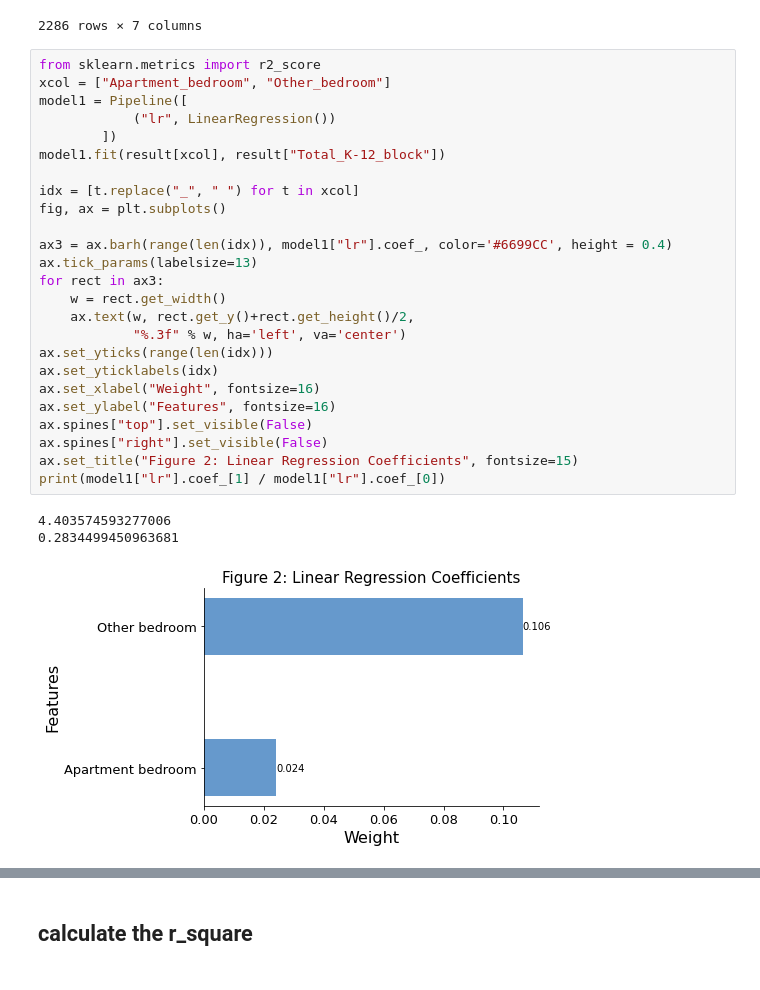
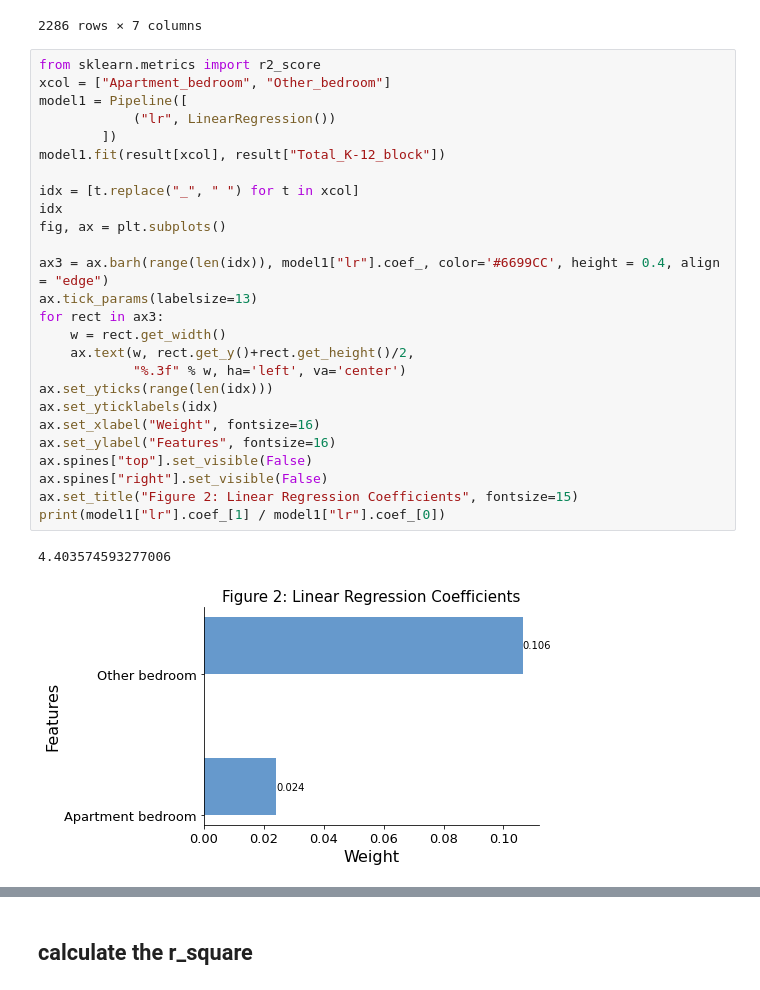
Before and after one commit to wesley0628/Internet-Access-Analysis, a Jupyter notebook: Internet_Access.ipynb, the cells around one changed output, grey strips where cells are left out. Saved outputs shown, nothing was run; the diff lists cells and outputs as text.

```diff
--- a/Internet_Access.ipynb
+++ b/Internet_Access.ipynb
@@ -281,29 +281,29 @@ result
 # %%
 from sklearn.metrics import r2_score
 xcol = ["Apartment_bedroom", "Other_bedroom"]
 model1 = Pipeline([
             ("lr", LinearRegression())
         ])
 model1.fit(result[xcol], result["Total_K-12_block"])
 
 idx = [t.replace("_", " ") for t in xcol]
+idx
 fig, ax = plt.subplots()
 
-ax3 = ax.barh(range(len(idx)), model1["lr"].coef_, color='#6699CC', height = 0.4)
+ax3 = ax.barh(range(len(idx)), model1["lr"].coef_, color='#6699CC', height = 0.4, align = "edge")
 ax.tick_params(labelsize=13)
 for rect in ax3:
     w = rect.get_width()
     ax.text(w, rect.get_y()+rect.get_height()/2,
             "%.3f" % w, ha='left', va='center')
 ax.set_yticks(range(len(idx)))
 ax.set_yticklabels(idx)
 ax.set_xlabel("Weight", fontsize=16)
 ax.set_ylabel("Features", fontsize=16)
 ax.spines["top"].set_visible(False)
 ax.spines["right"].set_visible(False)
 ax.set_title("Figure 2: Linear Regression Coefficients", fontsize=15)
 print(model1["lr"].coef_[1] / model1["lr"].coef_[0])
 # %% [output]
 4.403574593277006
-0.2834499450963681
-[figure, old version]
+[figure, new version]
```
Also changed, not shown: parts of 2 cells of this notebook, 1 other file.
